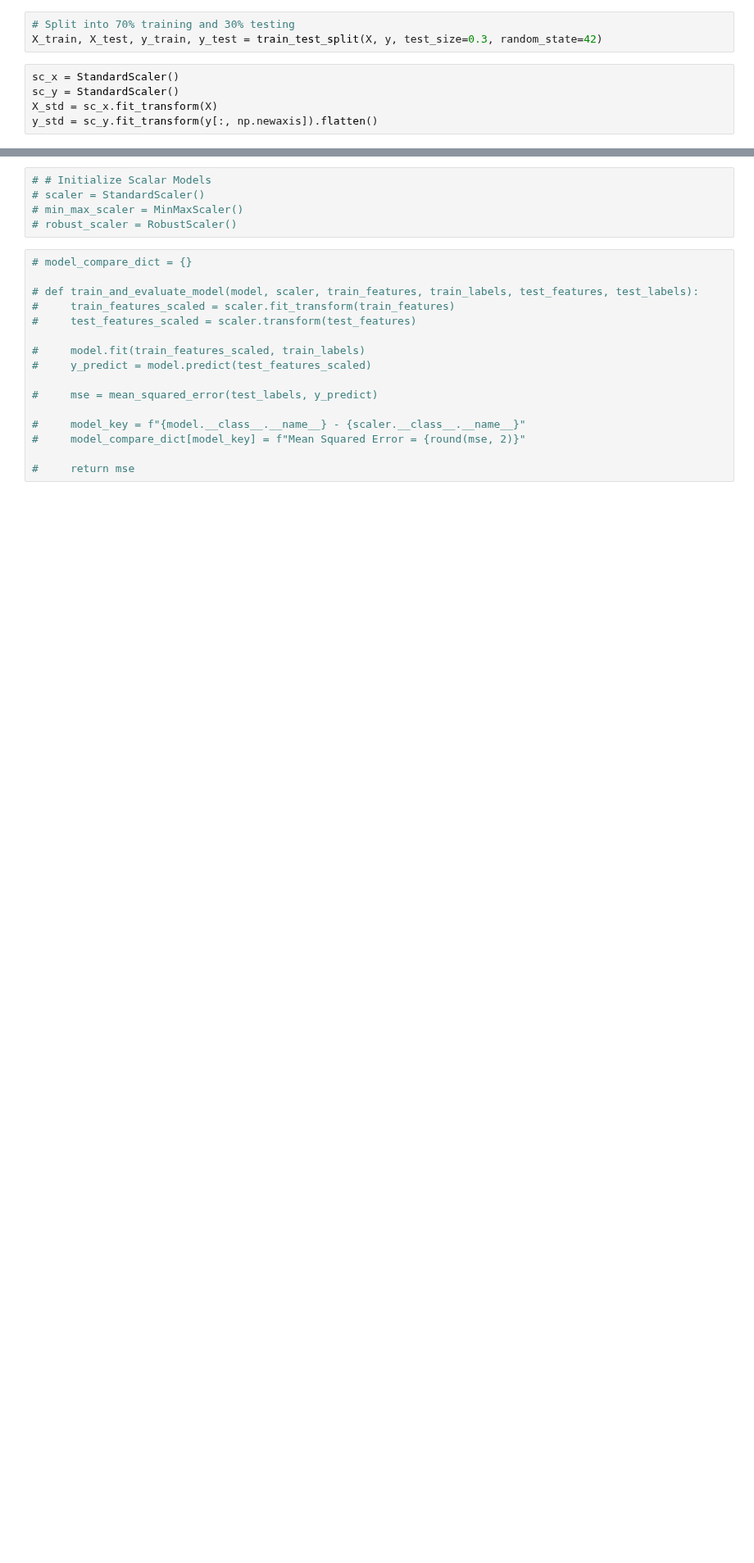
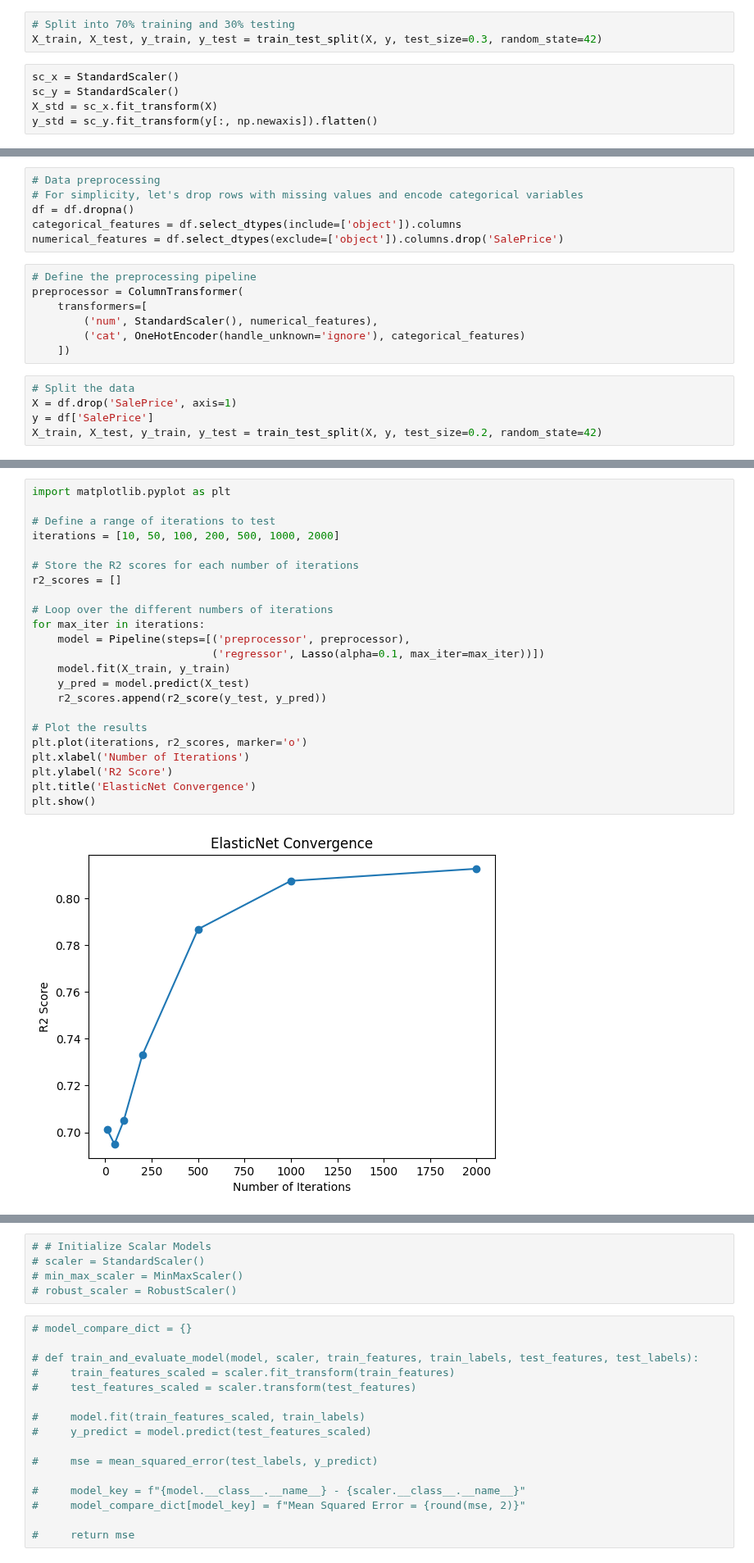
Before and after one commit to DomenickD/DataScience-IEX-USF, a Jupyter notebook: Housing_Regression/housing.ipynb, the cells around one changed output, grey strips where cells are left out. Shown at 82% size. Drawn from its saved outputs; the diff is of its cells as text; blank space fills up the shorter version.

```diff
--- a/Housing_Regression/housing.ipynb
+++ b/Housing_Regression/housing.ipynb
@@ -178,0 +234,18 @@ This is showing us get the Mean Squared Error to reduce.
+# %%
+# Data preprocessing
+# For simplicity, let's drop rows with missing values and encode categorical variables
+df = df.dropna()
+categorical_features = df.select_dtypes(include=['object']).columns
+numerical_features = df.select_dtypes(exclude=['object']).columns.drop('SalePrice')
+# %%
+# Define the preprocessing pipeline
+preprocessor = ColumnTransformer(
+    transformers=[
+        ('num', StandardScaler(), numerical_features),
+        ('cat', OneHotEncoder(handle_unknown='ignore'), categorical_features)
+    ])
+# %%
+# Split the data
+X = df.drop('SalePrice', axis=1)
+y = df['SalePrice']
+X_train, X_test, y_train, y_test = train_test_split(X, y, test_size=0.2, random_state=42)
@@ -178,0 +281,25 @@ This is showing us get the Mean Squared Error to reduce.
+# %%
+import matplotlib.pyplot as plt
+
+# Define a range of iterations to test
+iterations = [10, 50, 100, 200, 500, 1000, 2000]
+
+# Store the R2 scores for each number of iterations
+r2_scores = []
+
+# Loop over the different numbers of iterations
+for max_iter in iterations:
+    model = Pipeline(steps=[('preprocessor', preprocessor),
+                            ('regressor', Lasso(alpha=0.1, max_iter=max_iter))])
+    model.fit(X_train, y_train)
+    y_pred = model.predict(X_test)
+    r2_scores.append(r2_score(y_test, y_pred))
+
+# Plot the results
+plt.plot(iterations, r2_scores, marker='o')
+plt.xlabel('Number of Iterations')
+plt.ylabel('R2 Score')
+plt.title('ElasticNet Convergence')
+plt.show()
+# %% [output]
+[figure, added]
```
Also changed, not shown: parts of 24 cells of this notebook, 1 other file.
